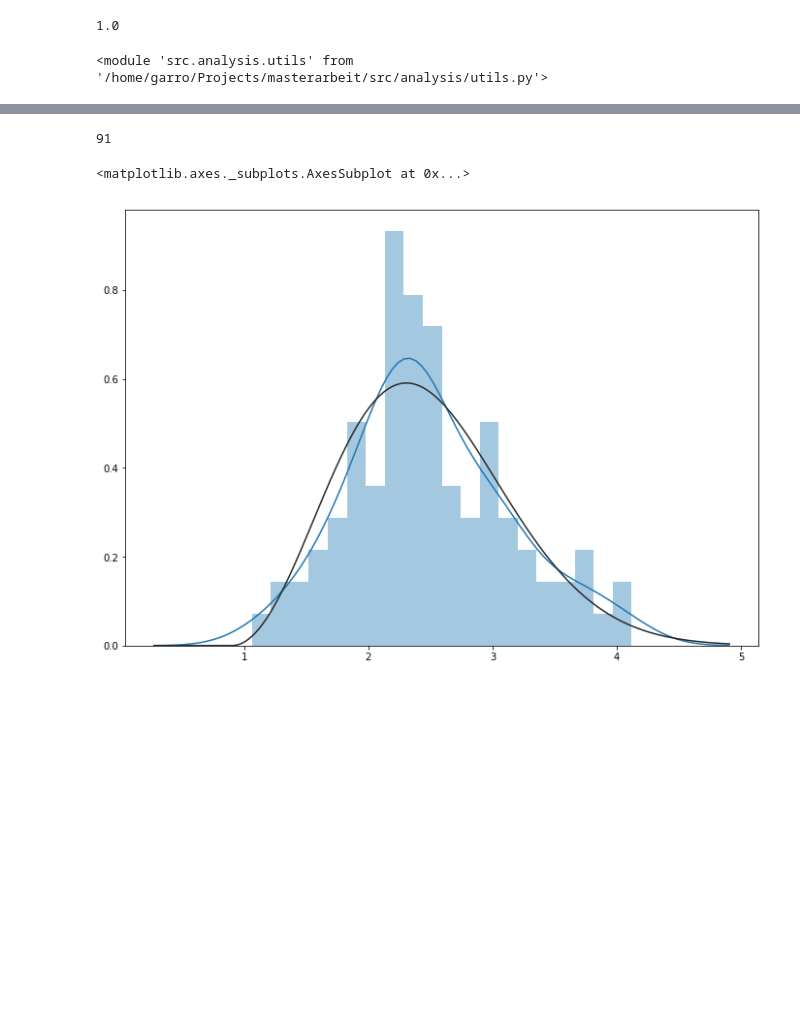
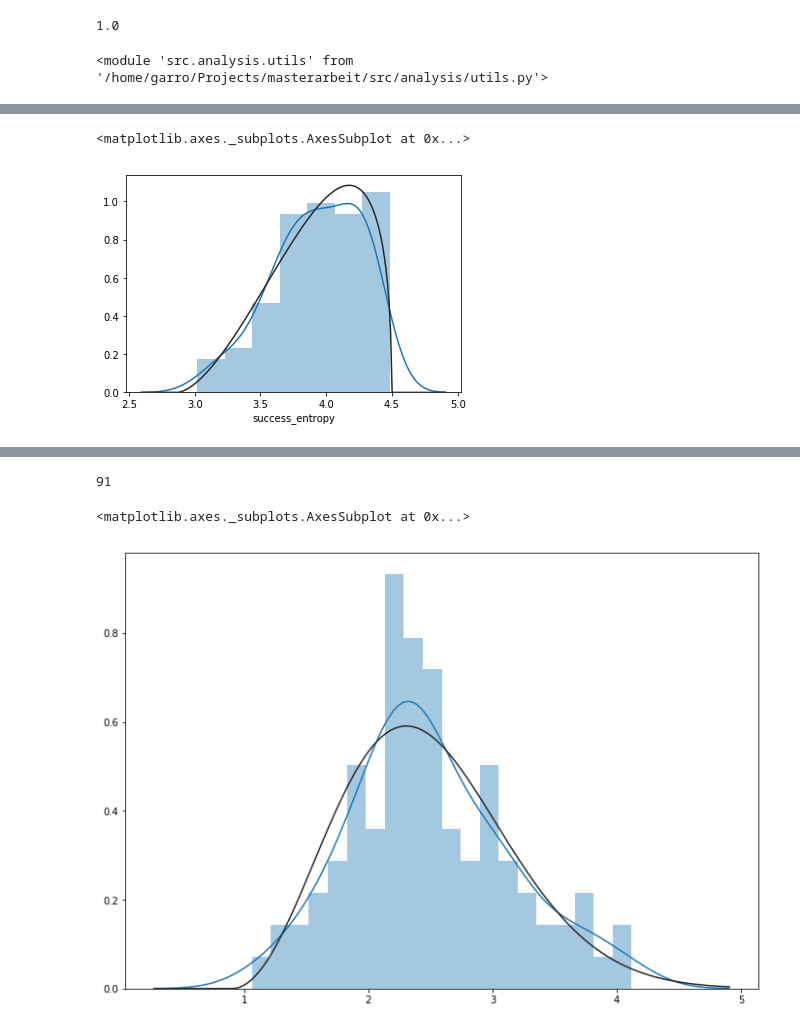
Before and after one commit to SRechenberger/Masterarbeit_Code, a Jupyter notebook: analysis.ipynb, the cells around one changed output, grey strips where cells are left out. Saved outputs shown, nothing was run; the diff lists cells and outputs as text; code cells hidden in the pictures; blank space fills up the shorter version.

```diff
--- a/analysis.ipynb
+++ b/analysis.ipynb
@@ -28,0 +57,7 @@ sns.distplot(data['tms_entropy'])
+# %%
+reload(ana_utils)
+data = ana_utils.latest_entropy('experiments.db', 'single_entropy')
+sns.distplot(data['success_entropy'], fit=beta)
+# %% [output]
+<matplotlib.axes._subplots.AxesSubplot at 0x...>
+[figure, added]
```
Also changed, not shown: parts of 11 cells of this notebook, 1 other file.
